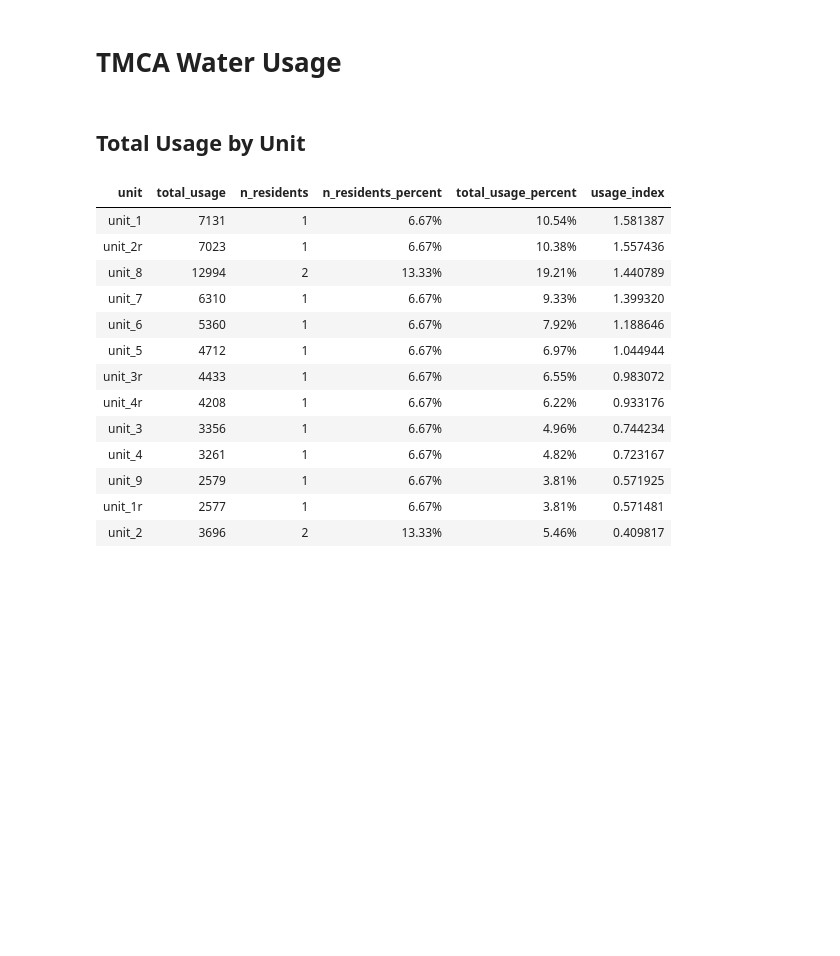
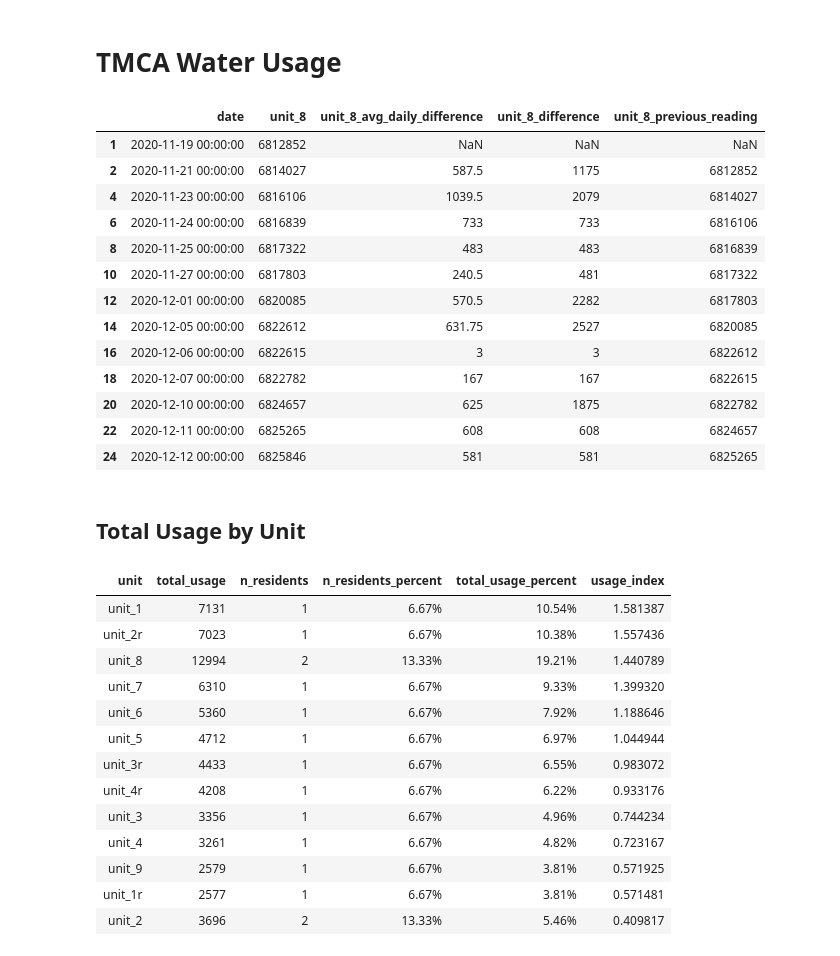
Before and after one commit to graham-thomson/misc, a Jupyter notebook: tmca_water_usage.ipynb, the cells around one changed output. Drawn from its saved outputs; the diff is of its cells as text; code cells hidden in the pictures; blank space fills up the shorter version.

```diff
--- a/tmca_water_usage.ipynb
+++ b/tmca_water_usage.ipynb
@@ -64,6 +64,23 @@ for c in df.columns:
 
 # sort columns
 df = df[sorted(df.columns)]
+# %%
+df[["date"] + [c for c in df.columns if c.startswith("unit_8")]]
+# %% [output]
+|  | date | unit_8 | unit_8_avg_daily_difference | unit_8_difference | unit_8_previous_reading |
+| 1 | 2020-11-19 00:00:00 | 6812852 | NaN | NaN | NaN |
+| 2 | 2020-11-21 00:00:00 | 6814027 | 587.5 | 1175 | 6812852 |
+| 4 | 2020-11-23 00:00:00 | 6816106 | 1039.5 | 2079 | 6814027 |
+| 6 | 2020-11-24 00:00:00 | 6816839 | 733 | 733 | 6816106 |
+| 8 | 2020-11-25 00:00:00 | 6817322 | 483 | 483 | 6816839 |
+| 10 | 2020-11-27 00:00:00 | 6817803 | 240.5 | 481 | 6817322 |
+| 12 | 2020-12-01 00:00:00 | 6820085 | 570.5 | 2282 | 6817803 |
+| 14 | 2020-12-05 00:00:00 | 6822612 | 631.75 | 2527 | 6820085 |
+| 16 | 2020-12-06 00:00:00 | 6822615 | 3 | 3 | 6822612 |
+| 18 | 2020-12-07 00:00:00 | 6822782 | 167 | 167 | 6822615 |
+| 20 | 2020-12-10 00:00:00 | 6824657 | 625 | 1875 | 6822782 |
+| 22 | 2020-12-11 00:00:00 | 6825265 | 608 | 608 | 6824657 |
+| 24 | 2020-12-12 00:00:00 | 6825846 | 581 | 581 | 6825265 |
 # %% [markdown]
 ## Total Usage by Unit
 # %%
```
Also changed, not shown: parts of 2 cells of this notebook.
